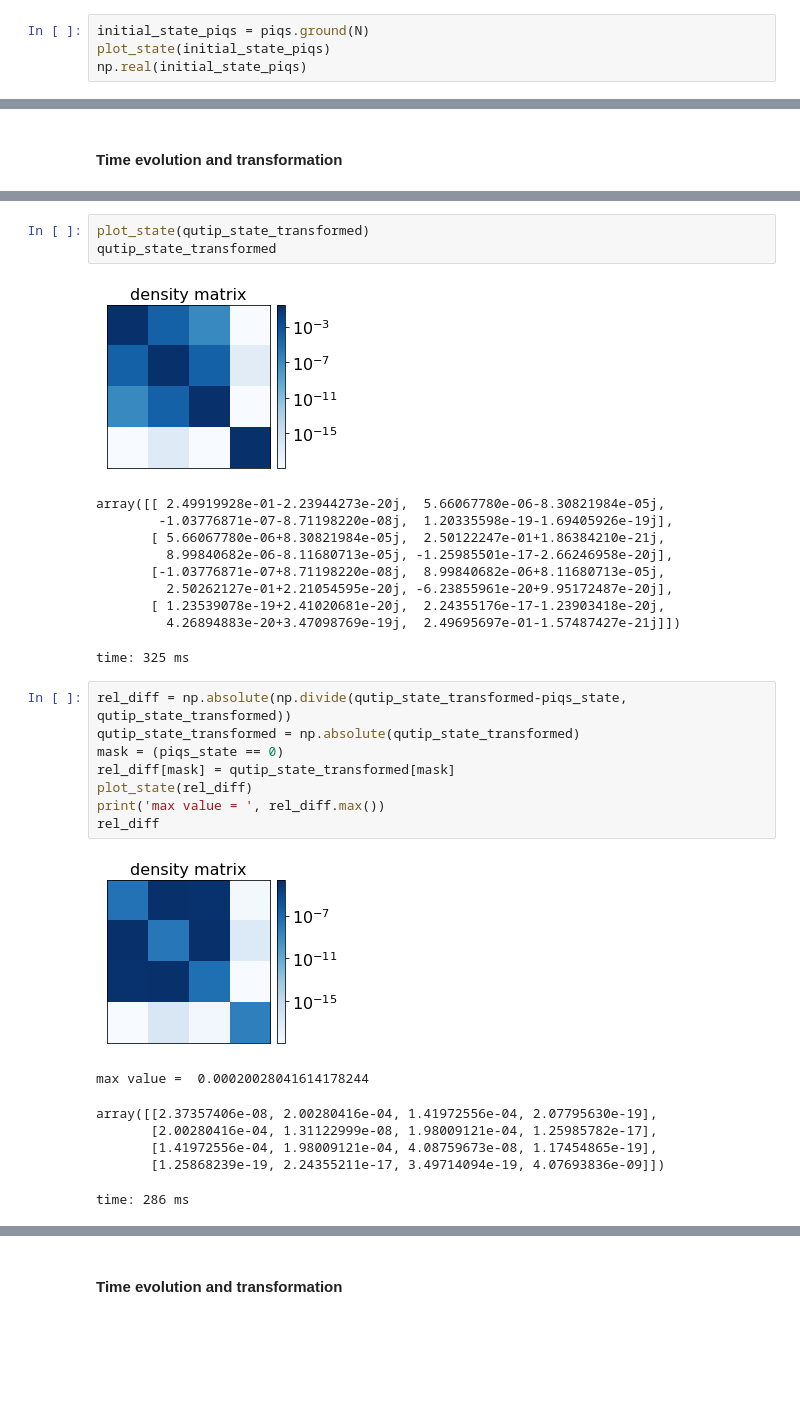
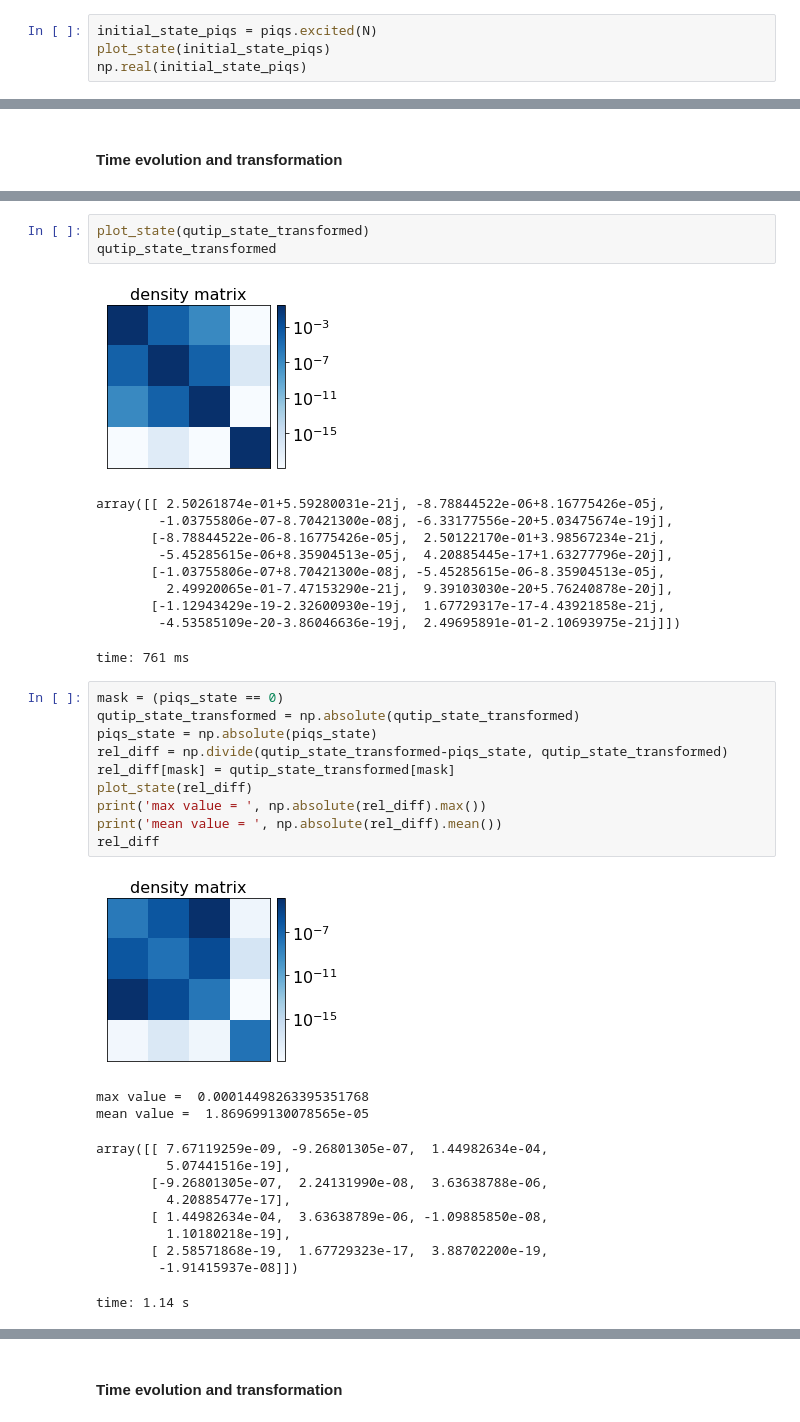
Before and after one commit to marcello-negri/BipartiteQuantumSystems, a Jupyter notebook: density_matrix_check.ipynb, the cells around one changed output, grey strips where cells are left out. Cells and saved outputs as stored; diff of their text form; blank space fills up the shorter version.

```diff
--- a/density_matrix_check.ipynb
+++ b/density_matrix_check.ipynb
@@ -101,5 +101,5 @@ time: 35.9 ms
 # %%
-initial_state_piqs = piqs.ground(N)
+initial_state_piqs = piqs.excited(N)
 plot_state(initial_state_piqs)
 np.real(initial_state_piqs)
 # %% [output]
@@ -172,29 +172,36 @@ plot_state(qutip_state_transformed)
 qutip_state_transformed
 # %% [output]
 [figure]
-array([[ 2.49919928e-01-2.23944273e-20j,  5.66067780e-06-8.30821984e-05j,
-        -1.03776871e-07-8.71198220e-08j,  1.20335598e-19-1.69405926e-19j],
-       [ 5.66067780e-06+8.30821984e-05j,  2.50122247e-01+1.86384210e-21j,
-         8.99840682e-06-8.11680713e-05j, -1.25985501e-17-2.66246958e-20j],
-       [-1.03776871e-07+8.71198220e-08j,  8.99840682e-06+8.11680713e-05j,
-         2.50262127e-01+2.21054595e-20j, -6.23855961e-20+9.95172487e-20j],
-       [ 1.23539078e-19+2.41020681e-20j,  2.24355176e-17-1.23903418e-20j,
-         4.26894883e-20+3.47098769e-19j,  2.49695697e-01-1.57487427e-21j]])
+array([[ 2.50261874e-01+5.59280031e-21j, -8.78844522e-06+8.16775426e-05j,
+        -1.03755806e-07-8.70421300e-08j, -6.33177556e-20+5.03475674e-19j],
+       [-8.78844522e-06-8.16775426e-05j,  2.50122170e-01+3.98567234e-21j,
+        -5.45285615e-06+8.35904513e-05j,  4.20885445e-17+1.63277796e-20j],
+       [-1.03755806e-07+8.70421300e-08j, -5.45285615e-06-8.35904513e-05j,
+         2.49920065e-01-7.47153290e-21j,  9.39103030e-20+5.76240878e-20j],
+       [-1.12943429e-19-2.32600930e-19j,  1.67729317e-17-4.43921858e-21j,
+        -4.53585109e-20-3.86046636e-19j,  2.49695891e-01-2.10693975e-21j]])
-time: 325 ms
+time: 761 ms
 # %%
-rel_diff = np.absolute(np.divide(qutip_state_transformed-piqs_state, qutip_state_transformed))
+mask = (piqs_state == 0)
 qutip_state_transformed = np.absolute(qutip_state_transformed)
-mask = (piqs_state == 0)
+piqs_state = np.absolute(piqs_state)
+rel_diff = np.divide(qutip_state_transformed-piqs_state, qutip_state_transformed)
 rel_diff[mask] = qutip_state_transformed[mask]
 plot_state(rel_diff)
-print('max value = ', rel_diff.max())
+print('max value = ', np.absolute(rel_diff).max())
+print('mean value = ', np.absolute(rel_diff).mean())
 rel_diff
 # %% [output]
-[figure, old version]
+[figure, new version]
-max value =  0.00020028041614178244
+max value =  0.00014498263395351768
+mean value =  1.869699130078565e-05
-array([[2.37357406e-08, 2.00280416e-04, 1.41972556e-04, 2.07795630e-19],
-       [2.00280416e-04, 1.31122999e-08, 1.98009121e-04, 1.25985782e-17],
-       [1.41972556e-04, 1.98009121e-04, 4.08759673e-08, 1.17454865e-19],
-       [1.25868239e-19, 2.24355211e-17, 3.49714094e-19, 4.07693836e-09]])
+array([[ 7.67119259e-09, -9.26801305e-07,  1.44982634e-04,
+         5.07441516e-19],
+       [-9.26801305e-07,  2.24131990e-08,  3.63638788e-06,
+         4.20885477e-17],
+       [ 1.44982634e-04,  3.63638789e-06, -1.09885850e-08,
+         1.10180218e-19],
+       [ 2.58571868e-19,  1.67729323e-17,  3.88702200e-19,
+        -1.91415937e-08]])
-time: 286 ms
+time: 1.14 s
 # %% [markdown]
```
Also changed, not shown: parts of 45 cells of this notebook, 2 other files.
